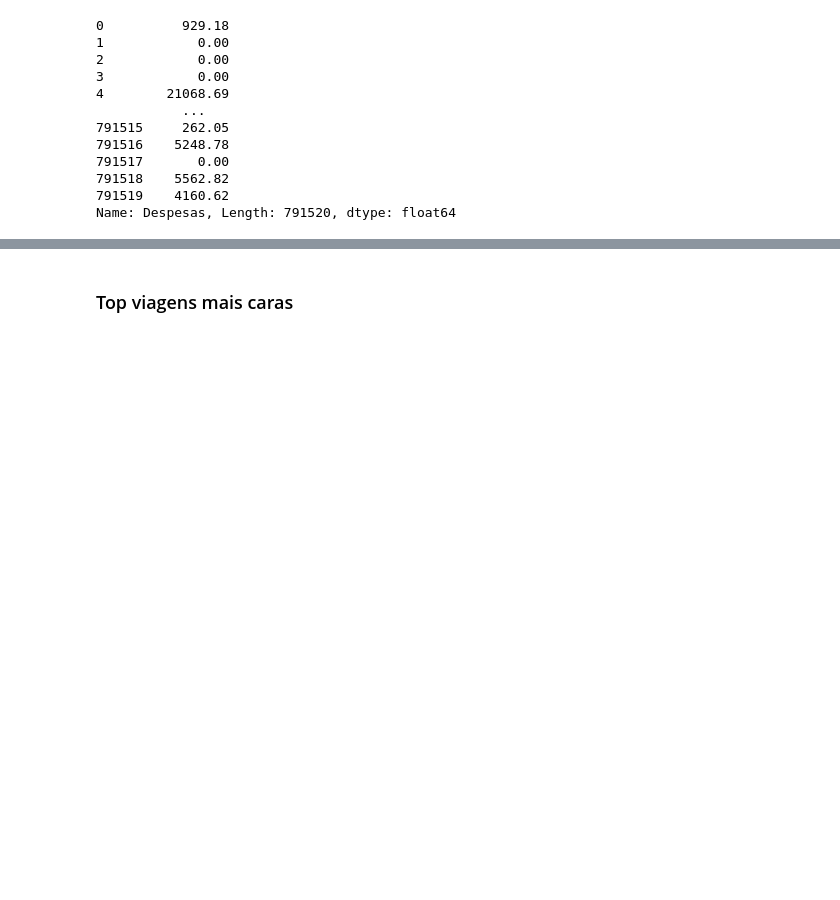
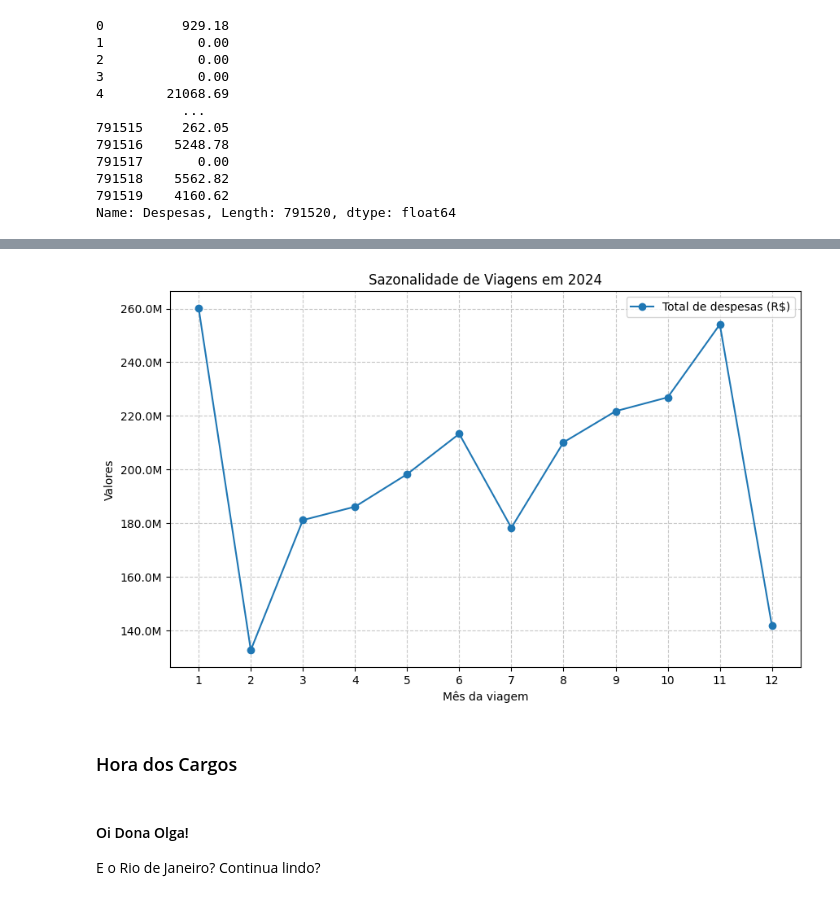
Before and after one commit to esscova/data_analytics, a Jupyter notebook: analises/013/013.ipynb, the cells around one changed output, grey strips where cells are left out. Drawn from its saved outputs; the diff is of its cells as text; code cells hidden in the pictures; blank space fills up the shorter version.

```diff
--- a/analises/013/013.ipynb
+++ b/analises/013/013.ipynb
@@ -346,0 +416,12 @@ plt.show()
+# %%
+# viagens
+sazonalidade = df_final.groupby('Mês da viagem').agg({
+    'Identificador do processo de viagem': 'count',  # count de viagens
+    'Despesas': ['sum', 'mean'],  # Soma e média das despesas
+    'Destinos': lambda x:x.value_counts().idxmax()
+})
+
+# rename nas colunas para lidar com MultiIndex
+sazonalidade.columns = ['Número de viagens', 'Total de despesas', 'Média de despesas','Destinos frequentes']
+sazonalidade = sazonalidade.reset_index()
+sazonalidade
@@ -347,5 +442,23 @@ plt.show()
+# %%
+# Plotar gráfico de linhas
+plt.figure(figsize=(10, 6))
+plt.plot(sazonalidade['Mês da viagem'], sazonalidade['Total de despesas'], label='Total de despesas (R$)', marker='o')
+
+plt.xlabel('Mês da viagem')
+plt.ylabel('Valores')
+plt.title('Sazonalidade de Viagens em 2024')
+plt.xticks(sazonalidade['Mês da viagem'])
+plt.legend()
+plt.grid(True, linestyle='--', alpha=0.7)
+plt.gca().yaxis.set_major_formatter(plt.FuncFormatter(lambda x, _: f'{x/1e6:.1f}M'))
+plt.show()
+# %% [output]
+[figure, added]
+# %% [markdown]
+### Hora dos Cargos
 # %% [markdown]
-### Top viagens mais caras
+#### Oi Dona Olga!
+E o Rio de Janeiro? Continua lindo?
 # %%
 # Top 10 viagens mais caras
 valores_cols = ['Valor diárias', 'Valor passagens', 'Valor devolução', 'Valor outros gastos']
```
Also changed, not shown: parts of 22 cells of this notebook.
